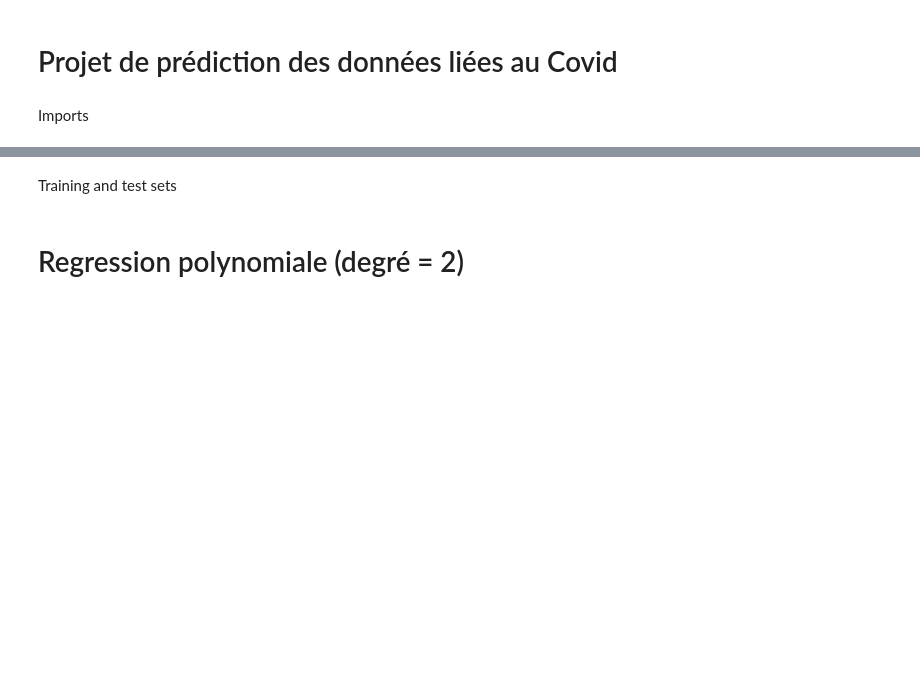
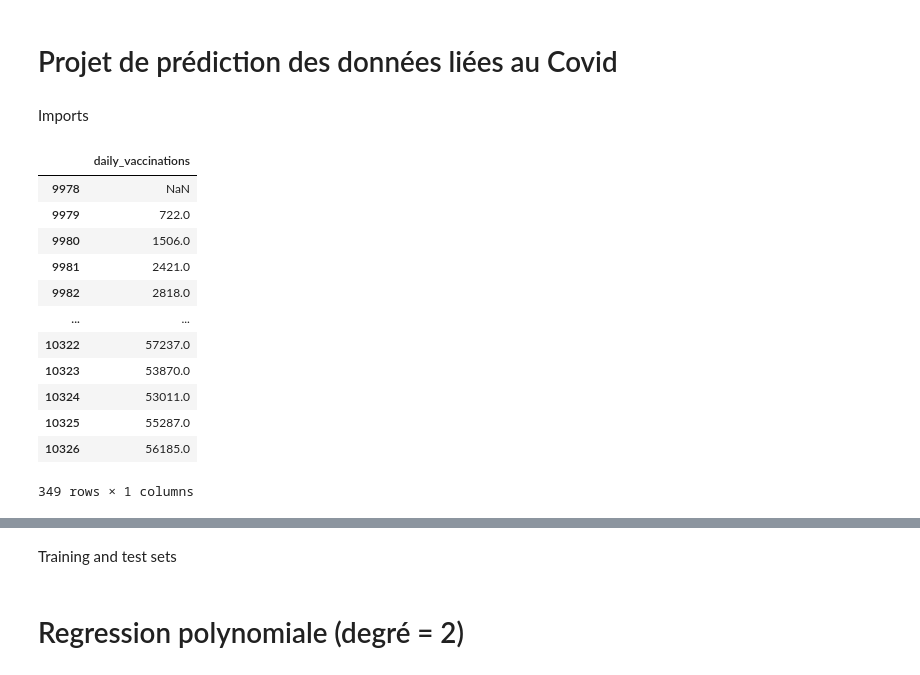
Before and after one commit to Alex2mars/UQAC_Forage_Projet_Covid, a Jupyter notebook: covid_predict.ipynb, the cells around one changed output, grey strips where cells are left out. Saved outputs shown, nothing was run; the diff lists cells and outputs as text; code cells hidden in the pictures; blank space fills up the shorter version.

```diff
--- a/covid_predict.ipynb
+++ b/covid_predict.ipynb
@@ -26,13 +23,30 @@ def check_lat_long(df, lat_min, lat_max, long_min, long_max):
 # %%
 country = "Canada"
 
 df_raw_confirmed_country = df_raw_confirmed_global[(df_raw_confirmed_global["Country/Region"] == country) & (df_raw_confirmed_global["Province/State"] == "Quebec")]
 df_raw_deaths_country = df_raw_deaths_global[df_raw_deaths_global["Country/Region"] == country]
 df_raw_vaccination_country = df_raw_vaccination_global[df_raw_vaccination_global["location"] == country]
 df_confirmed_country = df_raw_confirmed_country
 df_deaths_country = df_raw_deaths_country
+df_vaccination_country = df_raw_vaccination_country.drop(columns=["location","iso_code","date"])
+df_confirmed_country
+df_vaccination_country
 #df_confirmed_country = check_lat_long(df_raw_confirmed_country, lat_min ,lat_max ,long_min, long_max)
 #df_deaths_country = check_lat_long(df_raw_deaths_country, lat_min, lat_max, long_min, long_max)
+# %% [output]
+|  | daily_vaccinations |
+| 9978 | NaN |
+| 9979 | 722.0 |
+| 9980 | 1506.0 |
+| 9981 | 2421.0 |
+| 9982 | 2818.0 |
+| ... | ... |
+| 10322 | 57237.0 |
+| 10323 | 53870.0 |
+| 10324 | 53011.0 |
+| 10325 | 55287.0 |
+| 10326 | 56185.0 |
+349 rows × 1 columns
 # %%
 uselessColumns = ["Lat", "Long", "Province/State", "Country/Region"]
 
```
Also changed, not shown: parts of 9 cells of this notebook.
